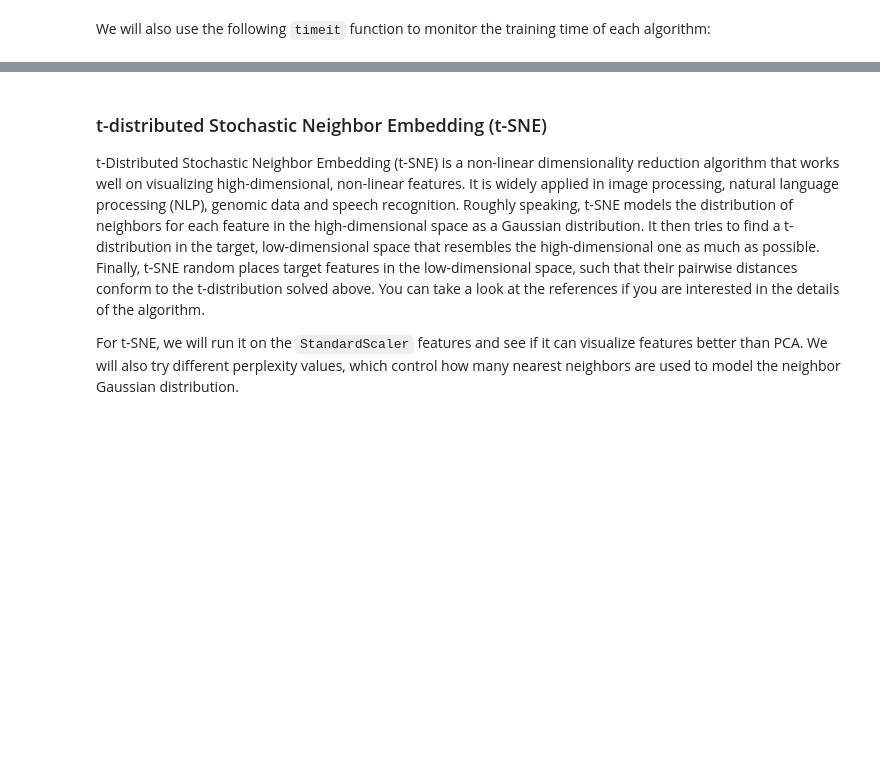
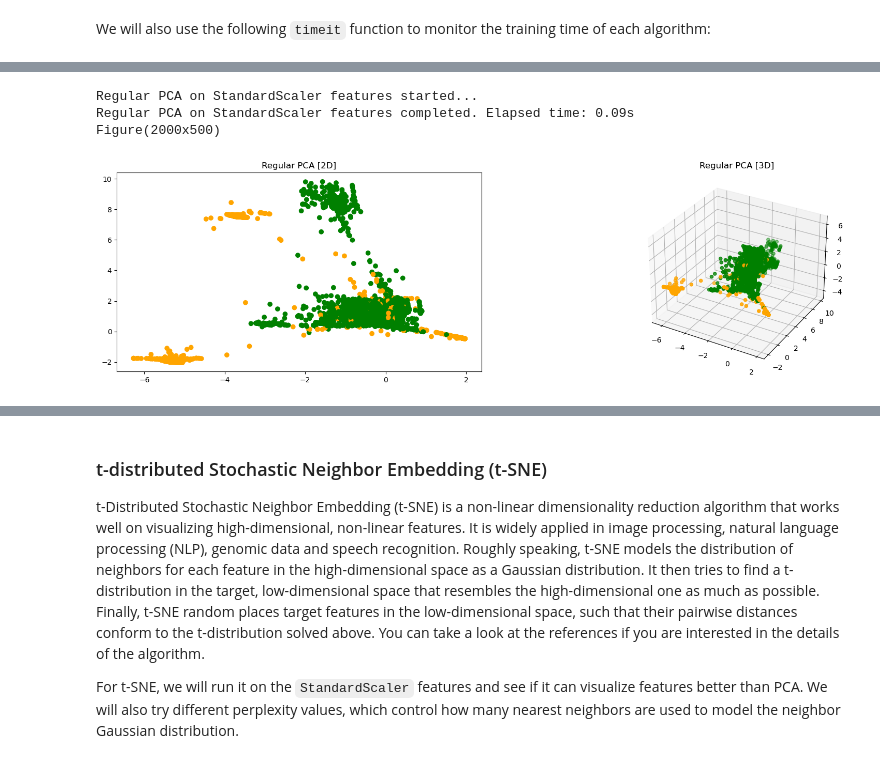
Before and after one commit to samkorostov/EE467, a Jupyter notebook: labs/lab3/lab_3_student.ipynb, the cells around one changed output, grey strips where cells are left out. Saved outputs shown, nothing was run; the diff lists cells and outputs as text; code cells hidden in the pictures; blank space fills up the shorter version.

```diff
--- a/labs/lab3/lab_3_student.ipynb
+++ b/labs/lab3/lab_3_student.ipynb
@@ -78,13 +135,15 @@ from sklearn.preprocessing import MinMaxScaler
 # Features obtained from `MinMaxScaler`
 kdd_feat_minmax = pd.DataFrame()
 
-## [ TODO ]
 # For each column in `kdd_features`
 for col_name in kdd_features.columns:
     # 1) Convert column data to NumPy array and add an extra dimension
+    col_data = np.array(kdd_features[col_name]).reshape(-1, 1)
     # 2) Re-scale data with `MinMaxScaler`
+    scaler = MinMaxScaler()
+    col_data_scaled = scaler.fit_transform(col_data)
     # 3) Update column with scaled result
-    raise NotImplementedError
+    kdd_feat_minmax[col_name] = col_data_scaled.flatten()
 
 # Convert features to NumPy array
 kdd_feat_minmax = kdd_feat_minmax.values
@@ -121,8 +180,9 @@ for col_name in kdd_features.columns:
     if remove_outliers:
         ## [ TODO ]
         # 1) Get indices of records with outlier column values
+        col_outlier_indices = set(np.where(np.abs(col_data) > outlier_threshold)[0])
         # 2) Merge these indices with `outlier_indices`
-        raise NotImplementedError
+        outlier_indices = outlier_indices.union(col_outlier_indices)
 
     # Copy rescaled column
     kdd_feat_std[col_name] = col_data.squeeze()
@@ -130,7 +190,7 @@ for col_name in kdd_features.columns:
 ## [ TODO ]
 # Remove records with outlier values
 if remove_outliers:
-    raise NotImplementedError
+    kdd_feat_std = kdd_feat_std.drop(index=outlier_indices)
 
 # Convert features to NumPy array
 kdd_feat_std = kdd_feat_std.values
@@ -139,7 +199,8 @@ We will also attach labels for these samples. For this lab we only care about wh
 # %%
 ## [ TODO ]
 # Convert labels to 0 for normal connection and 1 for connection associated with attack
-y = NotImplemented
+y = kdd_data_10p["label"].copy()
+y = y.apply(lambda x: 0 if x == "normal." else 1)
 
 # Numerical labels for `MinMaxScaler` features
 y_minmax = y.values
@@ -250,12 +317,19 @@ Now, we will perform regular PCA on the `StandardScaler` features we have genera
 # %%
 from sklearn.decomposition import IncrementalPCA
 
 ## [ TODO ]
 # Perform regular PCA on `kdd_feat_std`
-raise NotImplementedError
+with timeit("Regular PCA on StandardScaler features"):
+    pca = IncrementalPCA(n_components=3)
+    kdd_feat_pca = pca.fit_transform(kdd_feat_std)
 
 # Plot regular PCA result
 visualize_samples(kdd_feat_pca, y_std, title="Regular PCA")
+# %% [output]
+Regular PCA on StandardScaler features started...
+Regular PCA on StandardScaler features completed. Elapsed time: 0.09s
+Figure(2000x500)
+[figure, added]
 # %% [markdown]
 ### Kernel PCA
 
```
Also changed, not shown: parts of 9 cells of this notebook, 1 other file.
